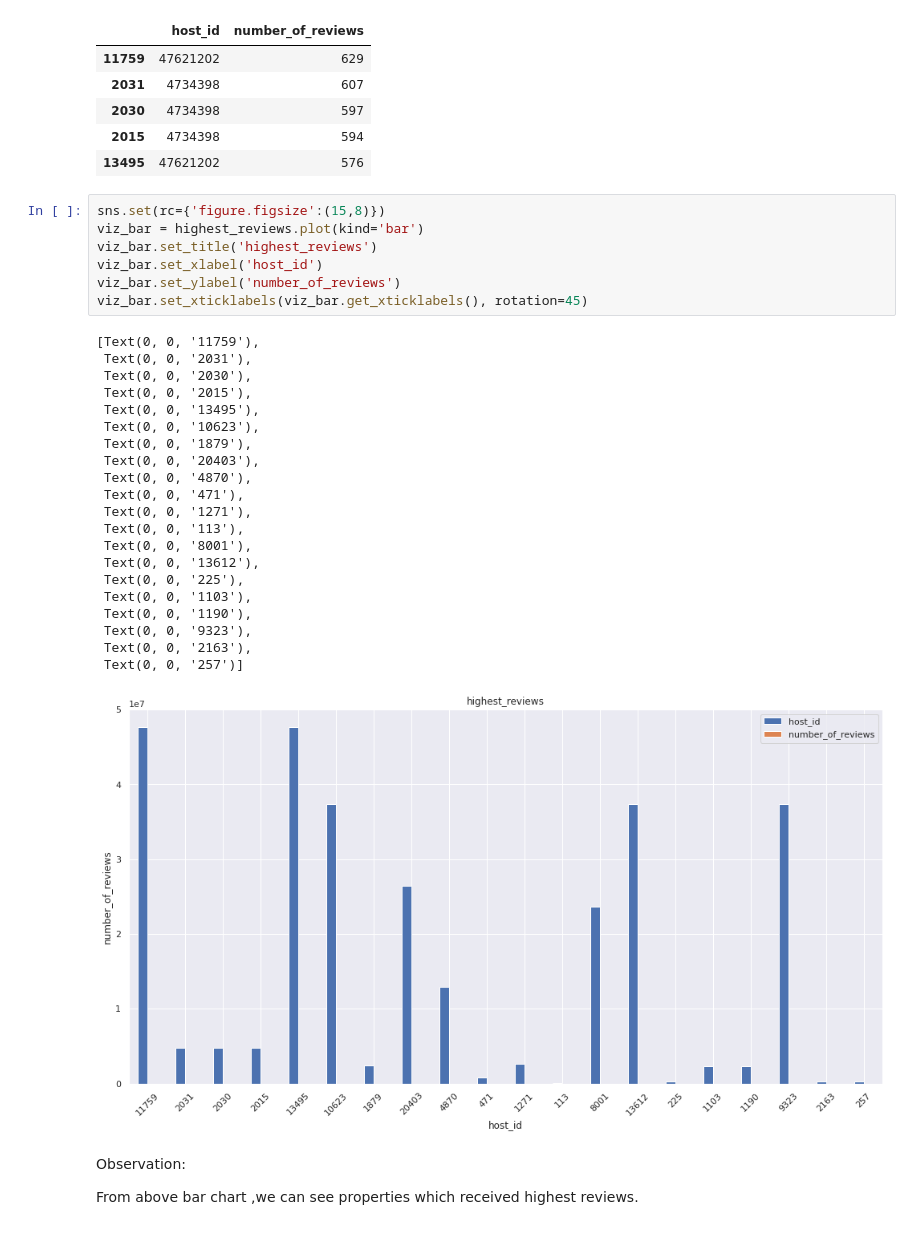
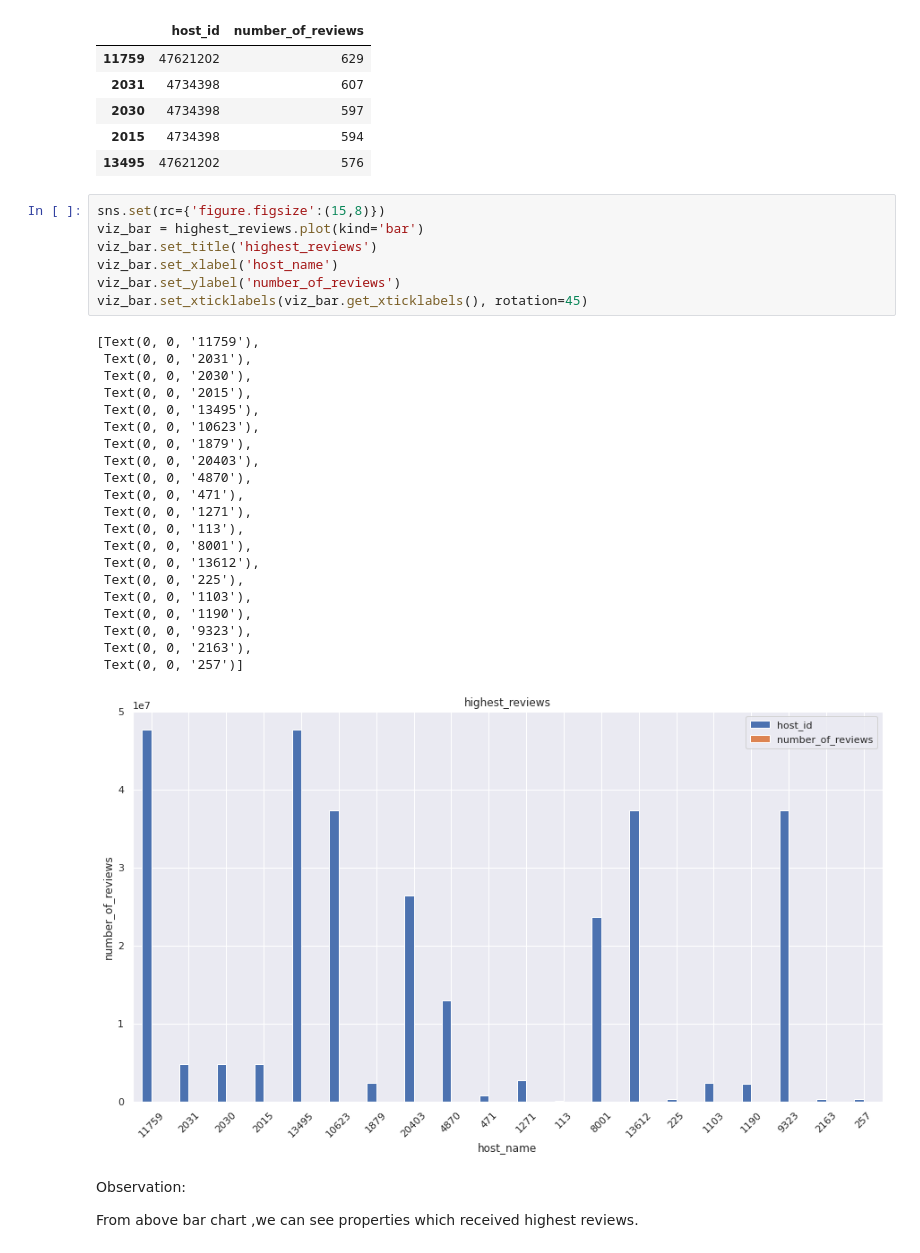
Before and after one commit to yokesh412/EDA-ANALYSIS, a Jupyter notebook: Copy_of_Copy_of_Copy_of_Airbnb_Bookings_Analysis_Capstone_Project.ipynb, the cells around one changed output. Drawn from its saved outputs; the diff is of its cells as text.

```diff
--- a/Copy_of_Copy_of_Copy_of_Airbnb_Bookings_Analysis_Capstone_Project.ipynb
+++ b/Copy_of_Copy_of_Copy_of_Airbnb_Bookings_Analysis_Capstone_Project.ipynb
@@ -377,32 +382,32 @@ highest_reviews.head()
 # %%
 sns.set(rc={'figure.figsize':(15,8)})
 viz_bar = highest_reviews.plot(kind='bar')
 viz_bar.set_title('highest_reviews')
-viz_bar.set_xlabel('host_id')
+viz_bar.set_xlabel('host_name')
 viz_bar.set_ylabel('number_of_reviews')
 viz_bar.set_xticklabels(viz_bar.get_xticklabels(), rotation=45)
 # %% [output]
 [Text(0, 0, '11759'),
  Text(0, 0, '2031'),
  Text(0, 0, '2030'),
  Text(0, 0, '2015'),
  Text(0, 0, '13495'),
  Text(0, 0, '10623'),
  Text(0, 0, '1879'),
  Text(0, 0, '20403'),
  Text(0, 0, '4870'),
  Text(0, 0, '471'),
  Text(0, 0, '1271'),
  Text(0, 0, '113'),
  Text(0, 0, '8001'),
  Text(0, 0, '13612'),
  Text(0, 0, '225'),
  Text(0, 0, '1103'),
  Text(0, 0, '1190'),
  Text(0, 0, '9323'),
  Text(0, 0, '2163'),
  Text(0, 0, '257')]
-[figure, old version]
+[figure, new version]
 # %% [markdown]
 Observation:
 
```
Also changed, not shown: parts of 3 cells of this notebook.
